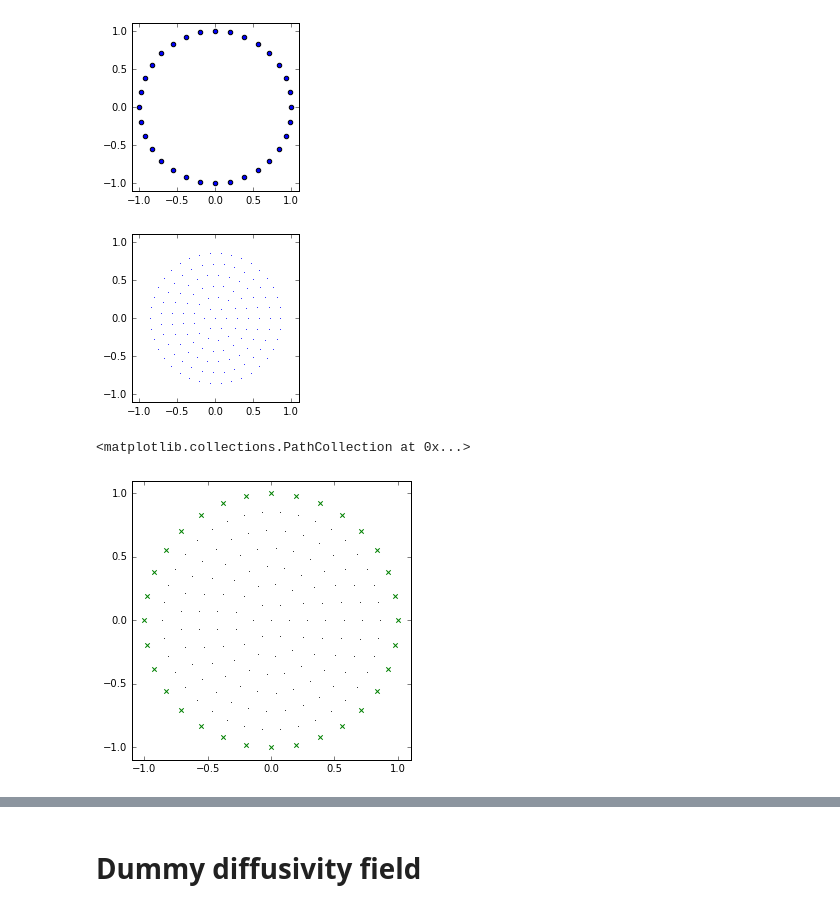
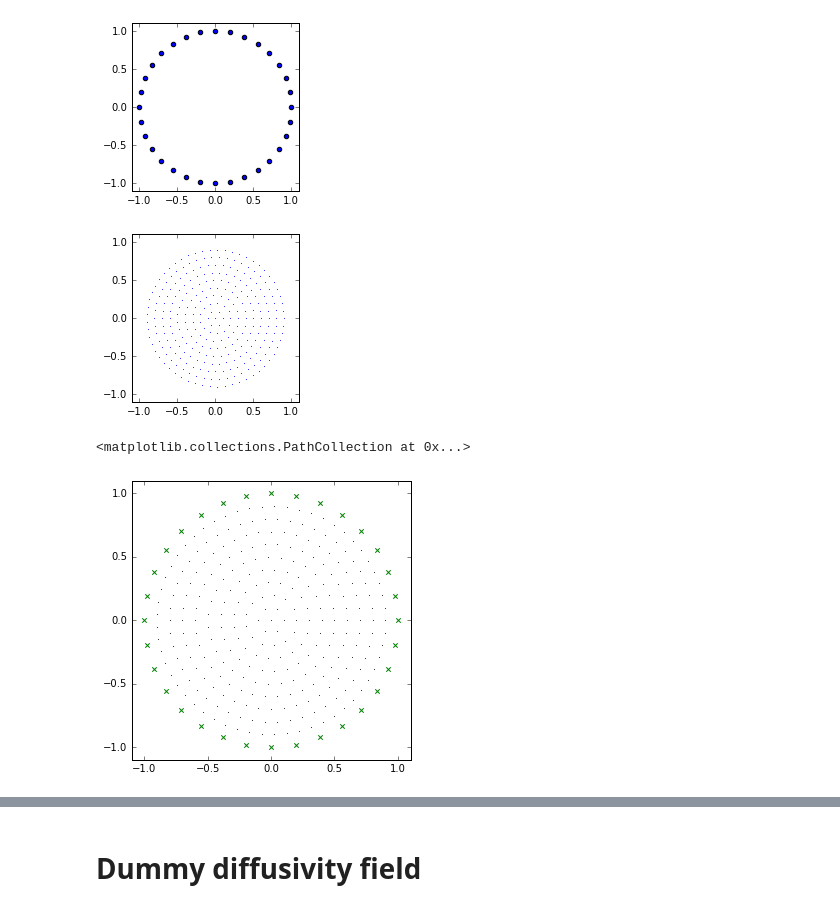
Before and after one commit to jcockayne/bayesian_pdes, a Jupyter notebook: notebooks/EIT.ipynb, the cells around one changed output, grey strips where cells are left out. Cells and saved outputs as stored; diff of their text form; code cells hidden in the pictures.

```diff
--- a/notebooks/EIT.ipynb
+++ b/notebooks/EIT.ipynb
@@ -90,25 +90,25 @@ bdy = np.c_[electrode_x, electrode_y]
 [figure]
 # %%
 # we also need a few interior points
-radii = np.linspace(0,1,8)[1:-1]
+radii = np.linspace(0,1,11)[1:-1]
 r_spacing = radii[1] - radii[0]
 coords = [np.array([[0.,0.]])]
 for r in radii:
     # we want the number of theta which
     n_theta = np.round(2*np.pi*r / r_spacing)
     thetas = np.linspace(0, 2*np.pi, n_theta+1)[:-1]
     x = np.cos(thetas)
     y = np.sin(thetas)
     coords.append(r*np.c_[x,y])
 coords = np.concatenate(coords)
 
 plt.figure(figsize=(3,3))
 plt.scatter(coords[:,0], coords[:,1], s=1, linewidth=0)
 plt.xlim(-1.1,1.1); plt.ylim(-1.1,1.1);
 
 interior = coords
 # %% [output]
-[figure, old version]
+[figure, new version]
 # %%
 plt.figure(figsize=(5,5))
 plt.xlim(-1.1,1.1); plt.ylim(-1.1,1.1);
@@ -116,7 +116,7 @@ plt.scatter(bdy[:,0], bdy[:,1], marker='x', c='green')
 plt.scatter(interior[:,0], interior[:,1], linewidth=0, c='black', s=1)
 # %% [output]
 <matplotlib.collections.PathCollection at 0x...>
-[figure, old version]
+[figure, new version]
 # %%
 obs = [(interior, None), (bdy, None)]
 interior_obs = np.zeros((interior.shape[0], 1))
```
Also changed, not shown: parts of 13 cells of this notebook.
